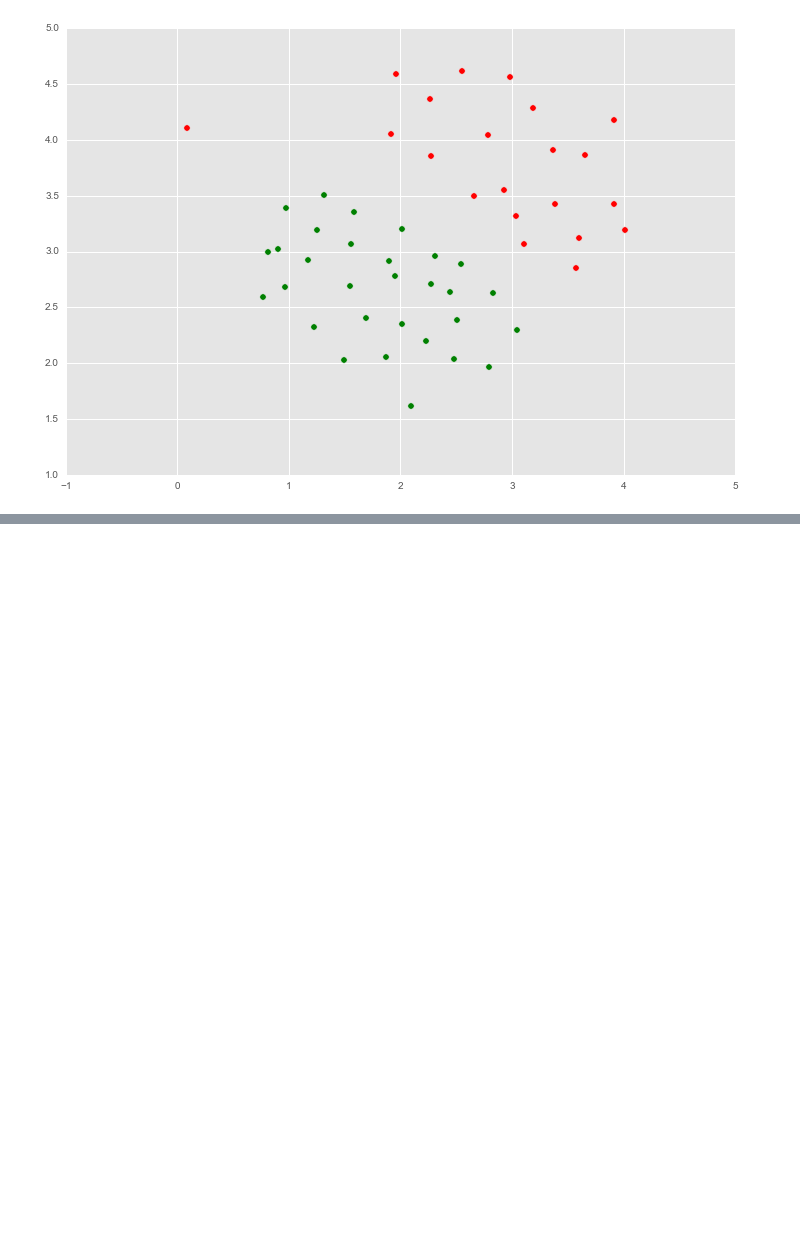
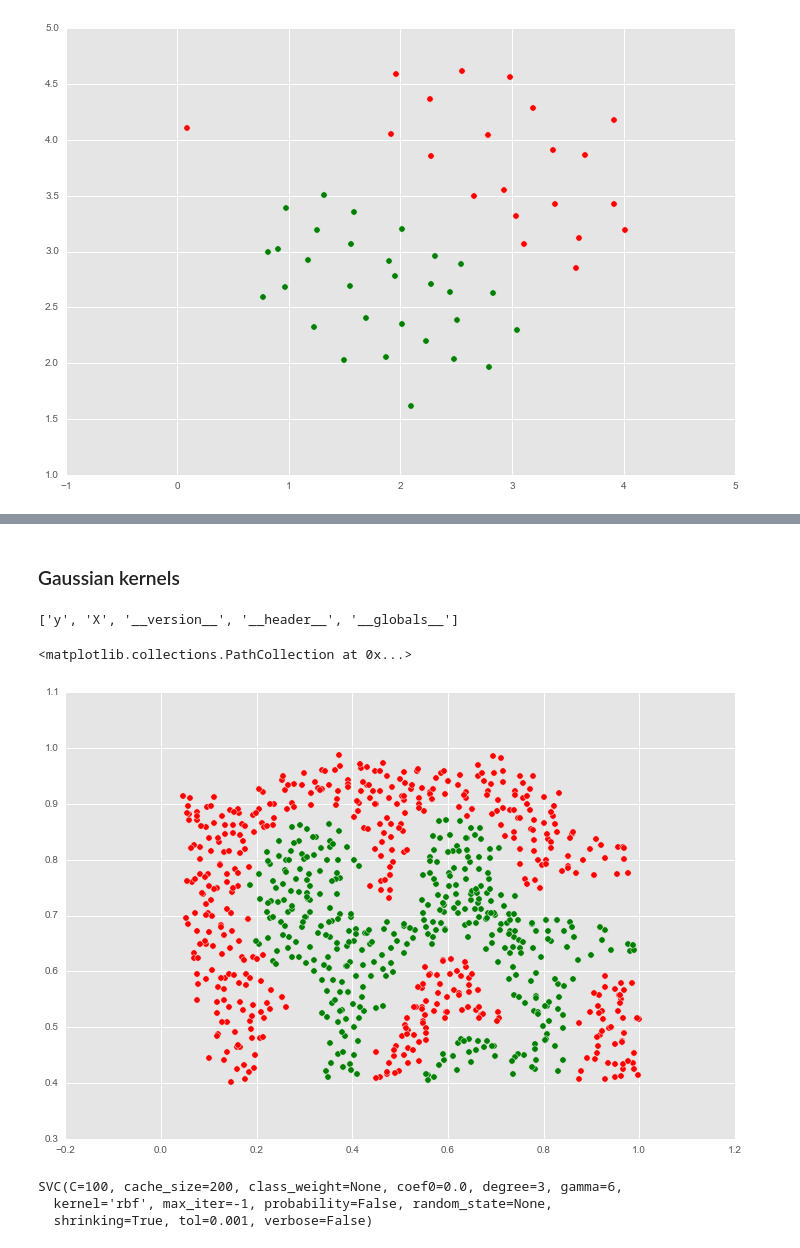
Before and after one commit to Sandeep42/machine-learning-coursera-on-your-face, a Jupyter notebook: Exercise 6 Support vector machines.ipynb, the cells around one changed output, grey strips where cells are left out. Cells and saved outputs as stored; diff of their text form; code cells hidden in the pictures; blank space fills up the shorter version.

```diff
--- a/Exercise 6 Support vector machines.ipynb
+++ b/Exercise 6 Support vector machines.ipynb
@@ -46,0 +92,23 @@ SVC(C=1, cache_size=200, class_weight=None, coef0=0.0, degree=3, gamma=0.0,
+# %% [markdown]
+### Gaussian kernels
+# %%
+d= loadmat('res/ex6data2.mat')
+print d.keys()
+# %% [output]
+['y', 'X', '__version__', '__header__', '__globals__']
+# %%
+X = d['X']
+y = d['y']
+# %%
+plt.scatter(X[:,0][y.flatten()==0],X[:,1][y.flatten()==0], c='g', s=40)
+plt.scatter(X[:,0][y.flatten()==1],X[:,1][y.flatten()==1], c='r', s=40)
+# %% [output]
+<matplotlib.collections.PathCollection at 0x...>
+[figure, added]
+# %%
+clf = SVC(kernel='rbf',gamma=6,C=100)
+clf.fit(X,y.ravel())
+# %% [output]
+SVC(C=100, cache_size=200, class_weight=None, coef0=0.0, degree=3, gamma=6,
+  kernel='rbf', max_iter=-1, probability=False, random_state=None,
+  shrinking=True, tol=0.001, verbose=False)
```
Also changed, not shown: parts of 8 cells of this notebook.
